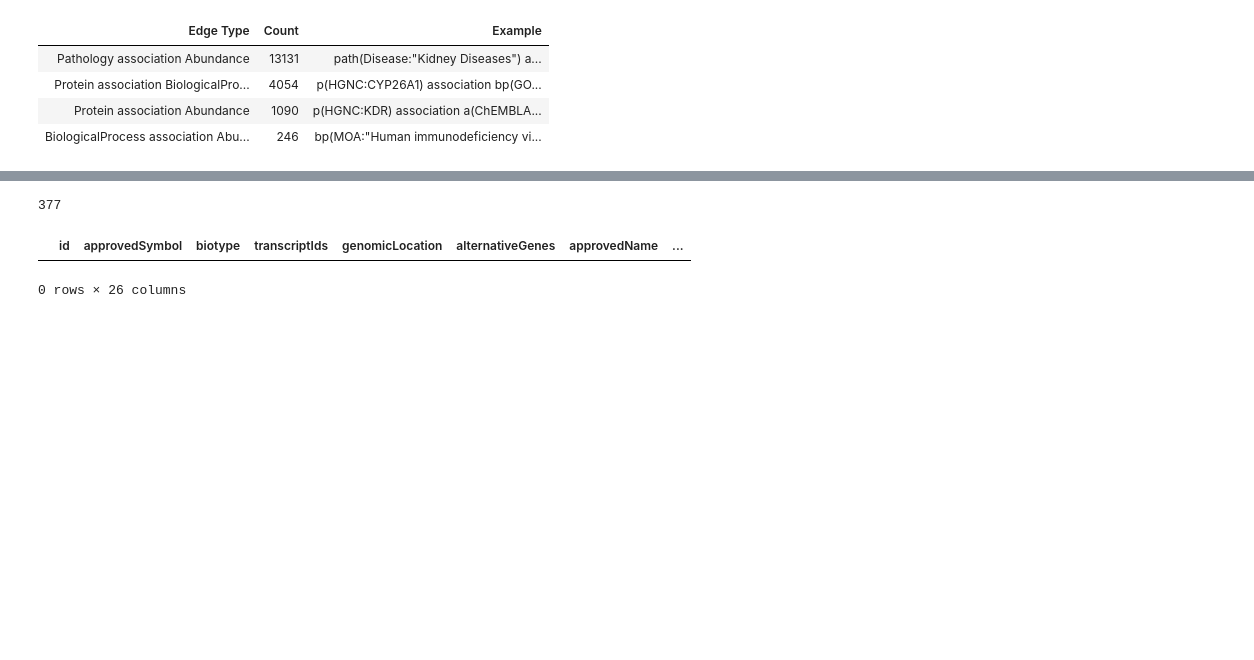
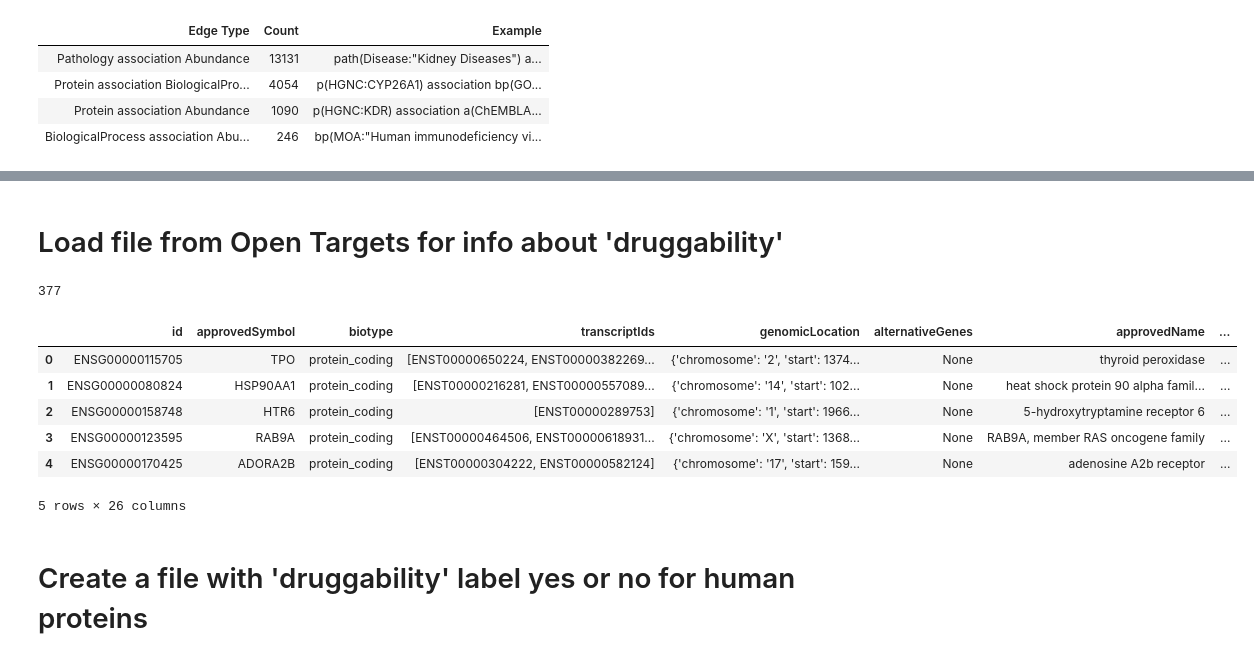
Before and after one commit to Fraunhofer-ITMP/mpox-kg, a Jupyter notebook: graph.ipynb, the cells around one changed output, grey strips where cells are left out. Cells and saved outputs as stored; diff of their text form; code cells hidden in the pictures; blank space fills up the shorter version.

Commit message:
monkeypox final KG updates

```diff
--- a/graph.ipynb
+++ b/graph.ipynb
@@ -265,7 +406,7 @@ chembl2actmechdis['disease']= chem2dis
 # outfile = open(filename,'wb')
 # pickle.dump(chembl2actmechdis,outfile)
 # %%
-infile = open('data/normalized_data/chembl2actmechdis','rb')
+infile = open('data/chembl//chembl2actmechdis','rb')
 chembl2actmechdis = pickle.load(infile)
 infile.close()
 # %%
@@ -498,5 +562,5 @@ outfile.close()
 # %%
-infile = open('data/normalized_data/monkeypox_pickle_final_25thJuly.pkl','rb')
+infile = open('data/export/monkeypox_pickle_final_25thJuly.pkl','rb')
 mpox_graph = pickle.load(infile)
 infile.close()
 # %%
@@ -513,0 +610,6 @@ mpox_graph
+# %%
+node_data = {'Node':['Pathology','BiologicalProcess','Abundance','Protein'],
+       'Number':[4226,2195,1427,387]}
+node = pd.DataFrame(node_data)
+a = sns.barplot(x="Node", y="Number", data=node)
+a.set(xlabel='Node',ylabel='Number',title= 'KG nodes in numbers (Total=8235)')
@@ -514,28 +634,38 @@ mpox_graph
+# %% [markdown]
+# Load file from Open Targets for info about 'druggability'
 # %%
-infile = open('data/normalized_data/targets.pkl','rb')
+infile = open('data/opentargets//targets.pkl','rb')
 targetability = pickle.load(infile)
 infile.close()
 # %%
+#Fetch human proteins from KG
 protein = []
 for node in mpox_graph.nodes():
     if isinstance(node,pybel.dsl.Protein):
         if node.namespace == 'HGNC':
             protein.append(node.name)
+
+len(protein)
+# %% [output]
+377
-# %%
-len(protein)
-# %% [output]
-377
 # %%
 targetability = targetability[targetability['approvedSymbol'].isin(protein)]
 targetability = targetability.reset_index(drop=True)
 # %%
 #targetability[targetability['approvedSymbol']=='C1R']
 targetability.dropna(subset=['tractability'],inplace=True)
 targetability = targetability.reset_index(drop=True)
-targetability
+targetability.head(5)
 # %% [output]
 |  | id | approvedSymbol | biotype | transcriptIds | genomicLocation | alternativeGenes | approvedName | ... |
+| 0 | ENSG00000115705 | TPO | protein_coding | [ENST00000650224, ENST00000382269... | {'chromosome': '2', 'start': 1374... | None | thyroid peroxidase | ... |
+| 1 | ENSG00000080824 | HSP90AA1 | protein_coding | [ENST00000216281, ENST00000557089... | {'chromosome': '14', 'start': 102... | None | heat shock protein 90 alpha famil... | ... |
+| 2 | ENSG00000158748 | HTR6 | protein_coding | [ENST00000289753] | {'chromosome': '1', 'start': 1966... | None | 5-hydroxytryptamine receptor 6 | ... |
+| 3 | ENSG00000123595 | RAB9A | protein_coding | [ENST00000464506, ENST00000618931... | {'chromosome': 'X', 'start': 1368... | None | RAB9A, member RAS oncogene family | ... |
+| 4 | ENSG00000170425 | ADORA2B | protein_coding | [ENST00000304222, ENST00000582124] | {'chromosome': '17', 'start': 159... | None | adenosine A2b receptor | ... |
-0 rows × 26 columns
+5 rows × 26 columns
+# %% [markdown]
+# Create a file with 'druggability' label yes or no for human proteins
 # %%
 gene = []
 flag = []
```
Also changed, not shown: parts of 74 cells of this notebook, 16 other files.
